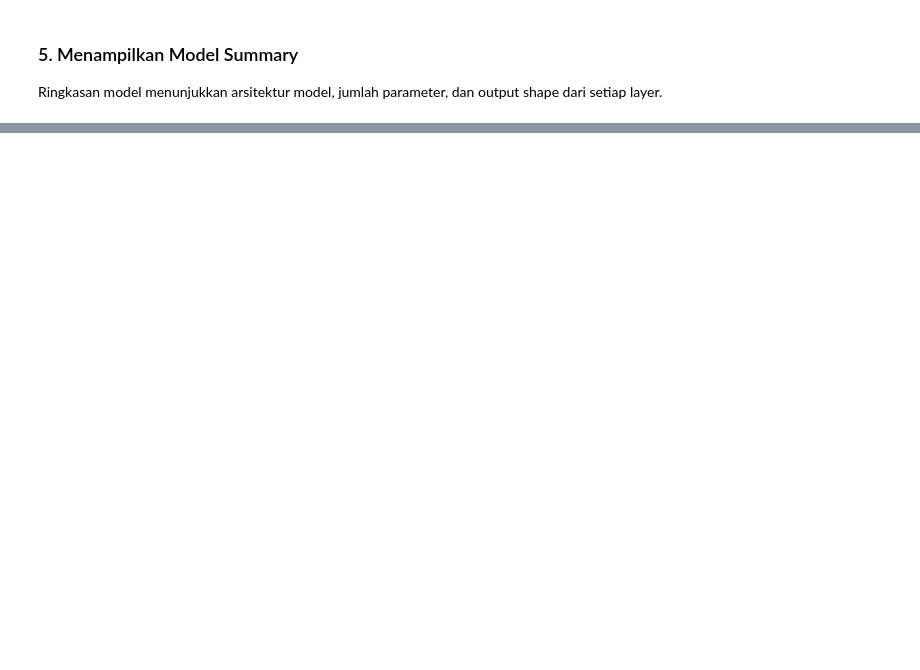
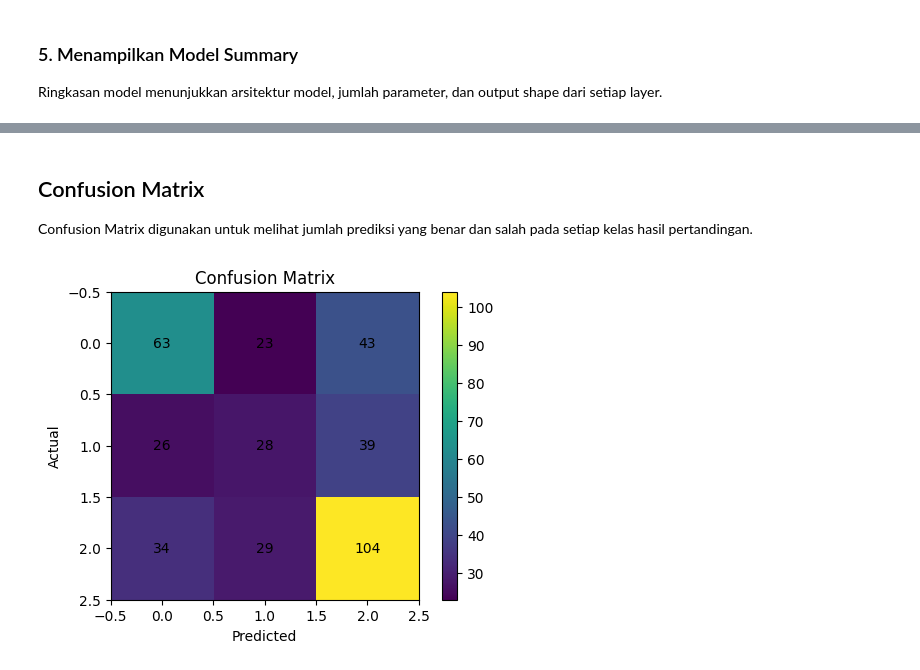
Before and after one commit to laksamanaap/final-assignment-ai-pbl-kelompok-3, a Jupyter notebook: tugas_besar_nn_pbl_kelompok_3.ipynb, the cells around one changed output, grey strips where cells are left out. Saved outputs shown, nothing was run; the diff lists cells and outputs as text; code cells hidden in the pictures; blank space fills up the shorter version.

Commit message:
add model evaluation metrics
Added evaluation section for neural network model

```diff
--- a/tugas_besar_nn_pbl_kelompok_3.ipynb
+++ b/tugas_besar_nn_pbl_kelompok_3.ipynb
@@ -531,0 +607,28 @@ model.summary()
+# %% [markdown]
+## Confusion Matrix
+
+Confusion Matrix digunakan untuk melihat jumlah prediksi yang benar dan salah pada setiap kelas hasil pertandingan.
+# %%
+from sklearn.metrics import confusion_matrix
+import matplotlib.pyplot as plt
+
+cm = confusion_matrix(y_test, y_pred)
+
+plt.figure(figsize=(6,4))
+plt.imshow(cm)
+
+plt.title("Confusion Matrix")
+plt.xlabel("Predicted")
+plt.ylabel("Actual")
+
+plt.colorbar()
+
+for i in range(len(cm)):
+    for j in range(len(cm)):
+        plt.text(j, i, cm[i, j],
+                 ha='center',
+                 va='center')
+
+plt.show()
+# %% [output]
+[figure, added]
```
Also changed, not shown: parts of 12 cells of this notebook.
